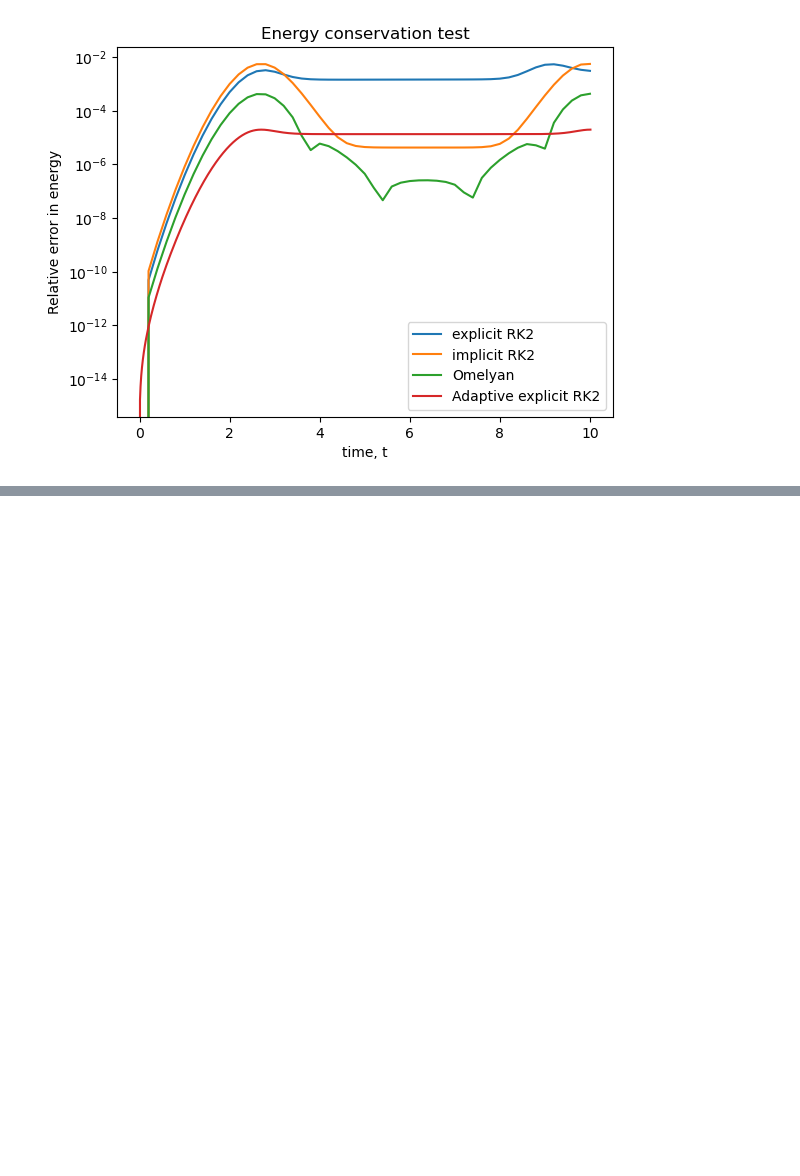
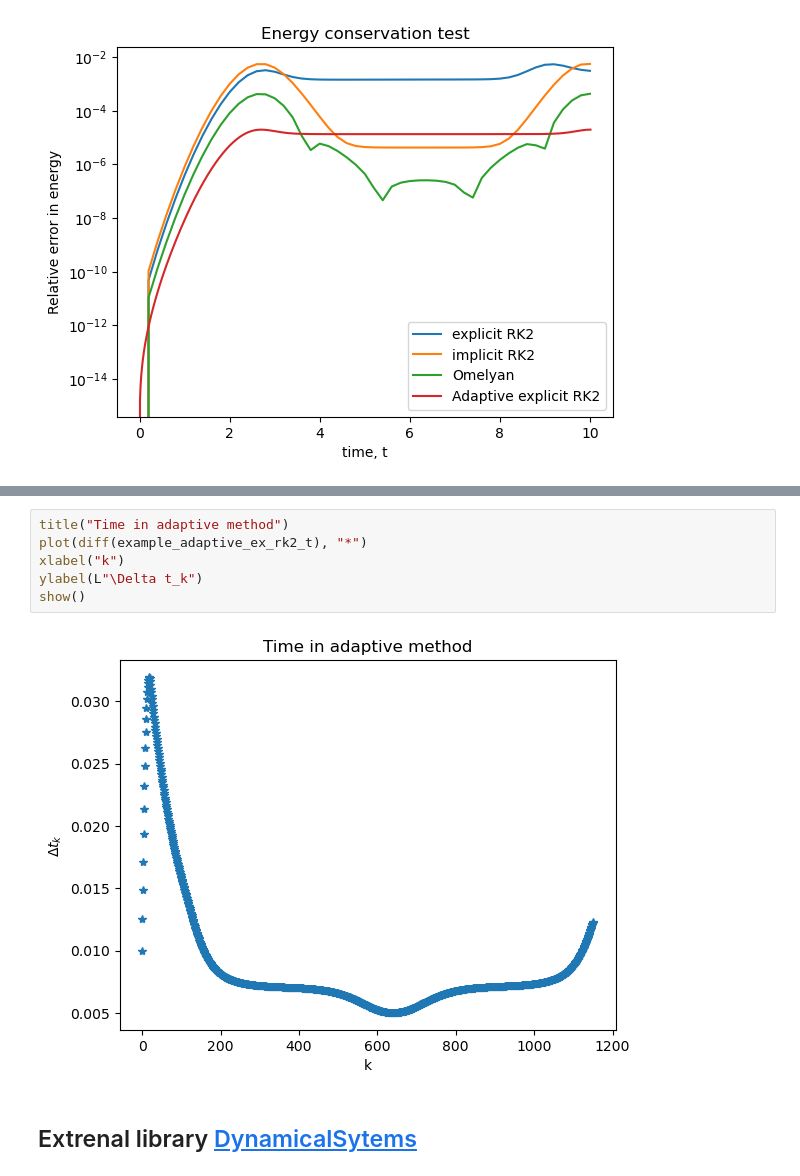
Before and after one commit to tkeegan12/Course_Computational_Physics_and_Engineering, a Jupyter notebook: Module3_Ordinary_Differential_Equations.ipynb, the cells around one changed output, grey strips where cells are left out. Drawn from its saved outputs; the diff is of its cells as text; blank space fills up the shorter version.

```diff
--- a/Module3_Ordinary_Differential_Equations.ipynb
+++ b/Module3_Ordinary_Differential_Equations.ipynb
@@ -873,0 +882,10 @@ show()
+# %%
+title("Time in adaptive method")
+plot(diff(example_adaptive_ex_rk2_t), "*")
+xlabel("k")
+ylabel(L"\Delta t_k")
+show()
+# %% [output]
+[figure, added]
+# %% [markdown]
+## Extrenal library [DynamicalSytems](https://juliadynamics.github.io/DynamicalSystems.jl/latest/)
```
Also changed, not shown: parts of 6 cells of this notebook, 1 other file.
